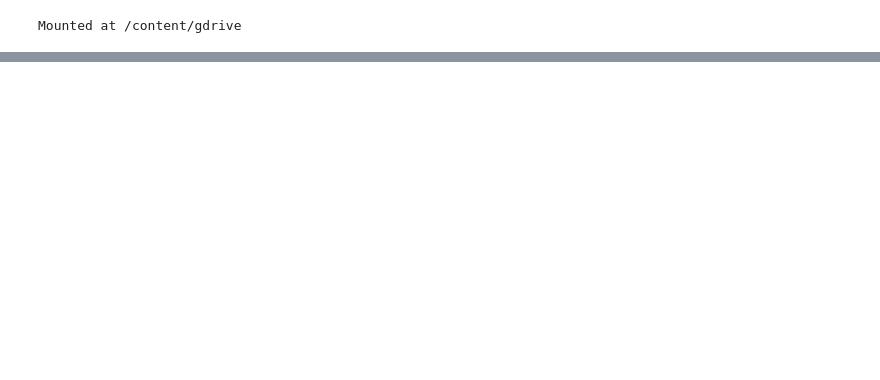
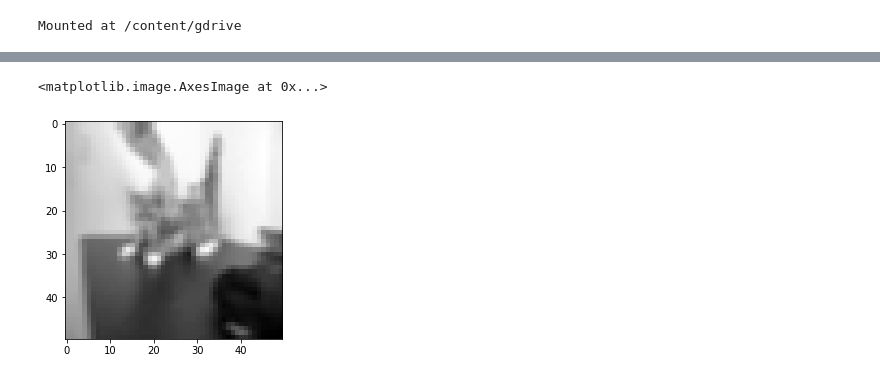
Before and after one commit to Oreolorun/NeuralNetsPractice, a Jupyter notebook: EndToEndPractice.ipynb, the cells around one changed output, grey strips where cells are left out. Drawn from its saved outputs; the diff is of its cells as text; code cells hidden in the pictures; blank space fills up the shorter version.

```diff
--- a/EndToEndPractice.ipynb
+++ b/EndToEndPractice.ipynb
@@ -85,3 +126,11 @@ axes[3].imshow(dataset[23975][0], cmap='gray')
+# %%
+test_img = cv2.imread('PetImages/Cat/0.jpg', cv2.IMREAD_GRAYSCALE)
+test_img = cv2.resize(test_img, (50,50))
+test_img = cv2.blur(test_img, (2,2))
+plt.imshow(test_img, cmap='gray')
+# %% [output]
+<matplotlib.image.AxesImage at 0x...>
+[figure, added]
 # %%
 #  Defining function to split data
 def split_data(data, split_pct):
```
Also changed, not shown: parts of 13 cells of this notebook.
